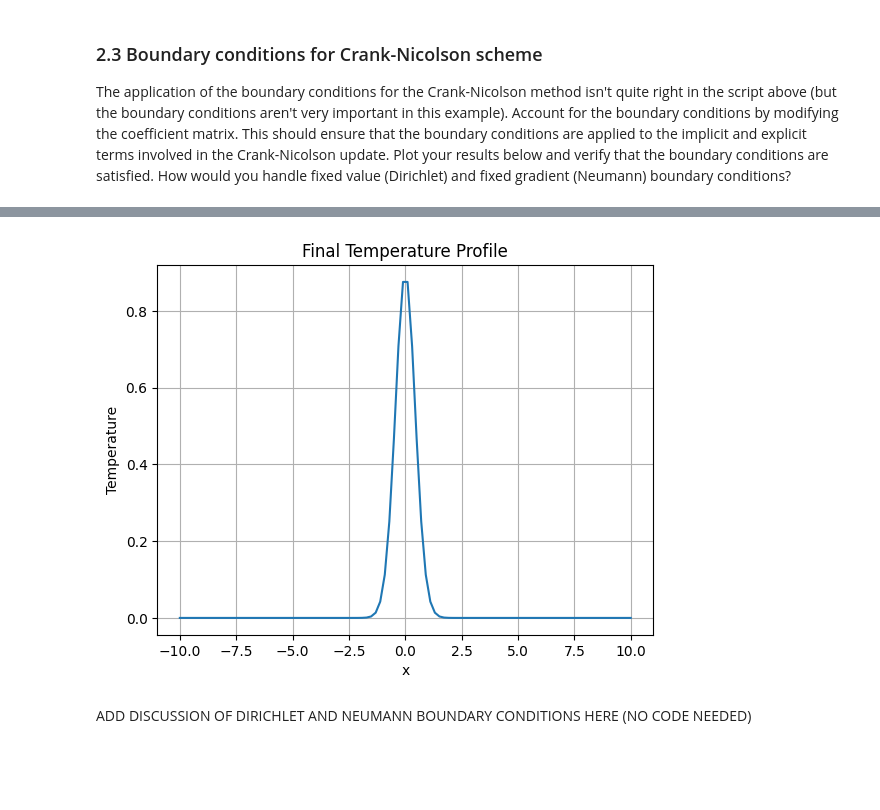
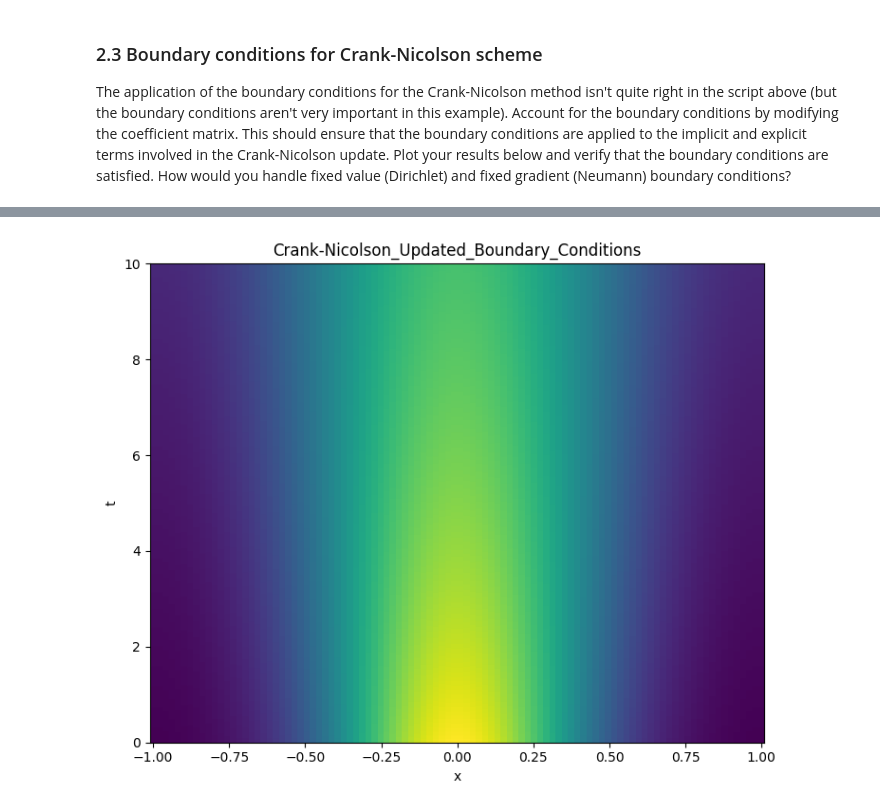
Before and after one commit to ifymedebem/QCES, a Jupyter notebook: Project1_numerical_methods.ipynb, the cells around one changed output, grey strips where cells are left out. Drawn from its saved outputs; the diff is of its cells as text; code cells hidden in the pictures; blank space fills up the shorter version.

Commit message:
Final Submission for Project 1 - Numerical Methods

```diff
--- a/Project1_numerical_methods.ipynb
+++ b/Project1_numerical_methods.ipynb
@@ -498,18 +503,20 @@ def construct_M_neumann(x):
     dx = x[1] - x[0]
     M = np.zeros((Nx, Nx))
 
+    # Interior points
     for i in range(1, Nx - 1):
         M[i, i - 1] = 1
         M[i, i]     = -2
         M[i, i + 1] = 1
 
-    # Neumann BCs: one-sided differences
-    M[0, 0] = -2
-    M[0, 1] = 2
-    M[-1, -2] = 2
-    M[-1, -1] = -2
+    # Neumann BCs (mirror reflection)
+    M[0, 0]  = -1
+    M[0, 1]  = 1
+    M[-1, -2] = 1
+    M[-1, -1] = -1
 
     return M / dx**2
+
 
 def CN(x, t, kappa):
 # This function timesteps the diffusion equation with homogeneous Neumann boundary conditions
@@ -536,17 +543,65 @@ def CN(x, t, kappa):
         rhs = c[:, k-1] + 0.5 * dt * kappa * (M @ c[:, k-1])
         c[:, k] = A_inv @ rhs
 
+        c[0, k]  = c[1, k]
+        c[-1, k] = c[-2, k]
+
+
     end_time = time.time()  # Print the elapsed time
 
     print(f"Crank-Nicolson method took {end_time - start_time:.2f} seconds")
 
     return c
+
+# Defining parameters
+kappa = 0.005  # diffusivity
+
+# Timestepping parameters
+t_start = 0  # start time (note that this is not the same time used to evaluate the exact solution to set the ICs)
+t_end = 10  # end time
+Nt = 2000  # number of timesteps
+
+# Size of the physical domain
+x_start = -1
+x_end = 1
+Nx = 100
+
+t = np.linspace(t_start, t_end, Nt)  # Create a vector of times
+x = np.linspace(x_start, x_end, Nx)  # Create a vector for x
+
 c = CN(x, t, kappa)
 
-plt.plot(x, c[:, -1])
-plt.title("Final Temperature Profile")
-plt.xlabel("x")
-plt.ylabel("Temperature")
-plt.grid(True)
+dx = x[1] - x[0]
+
+# Compute boundary gradients over time
+left_flux = (c[1, :] - c[0, :]) / dx
+right_flux = (c[-1, :] - c[-2, :]) / dx
+
+# Print a quick numerical summary
+print("\nBoundary condition verification:")
+print(f"  Mean left flux  = {np.mean(left_flux):.3e}")
+print(f"  Mean right flux = {np.mean(right_flux):.3e}")
+print(f"  Max left flux   = {np.max(np.abs(left_flux)):.3e}")
+print(f"  Max right flux  = {np.max(np.abs(right_flux)):.3e}")
+
+# Check if both fluxes are approximately zero
+if np.allclose(left_flux, 0, atol=1e-6) and np.allclose(right_flux, 0, atol=1e-6):
+    print("✅ Neumann boundary conditions satisfied.")
+else:
+    print("⚠️ Neumann boundary conditions not fully satisfied (check flux magnitude).")
+
+
+print(kappa)
+
+# Plot the results for updated BCs
+plt.figure(figsize=(14, 6))
+
+plt.subplot(1, 2, 1)
+plt.pcolormesh(x, t, c.T, shading='auto')
+plt.xlabel('x')
+plt.ylabel('t')
+plt.title('Crank-Nicolson_Updated_Boundary_Conditions')
+
+plt.tight_layout()
 plt.show()
 # %% [output]
@@ -554,3 +617 @@ Crank-Nicolson method took 0.04 seconds
-[figure, old version]
+[figure, new version]
-# %% [markdown]
-ADD DISCUSSION OF DIRICHLET AND NEUMANN BOUNDARY CONDITIONS HERE (NO CODE NEEDED)
```
Also changed, not shown: parts of 6 cells of this notebook.
